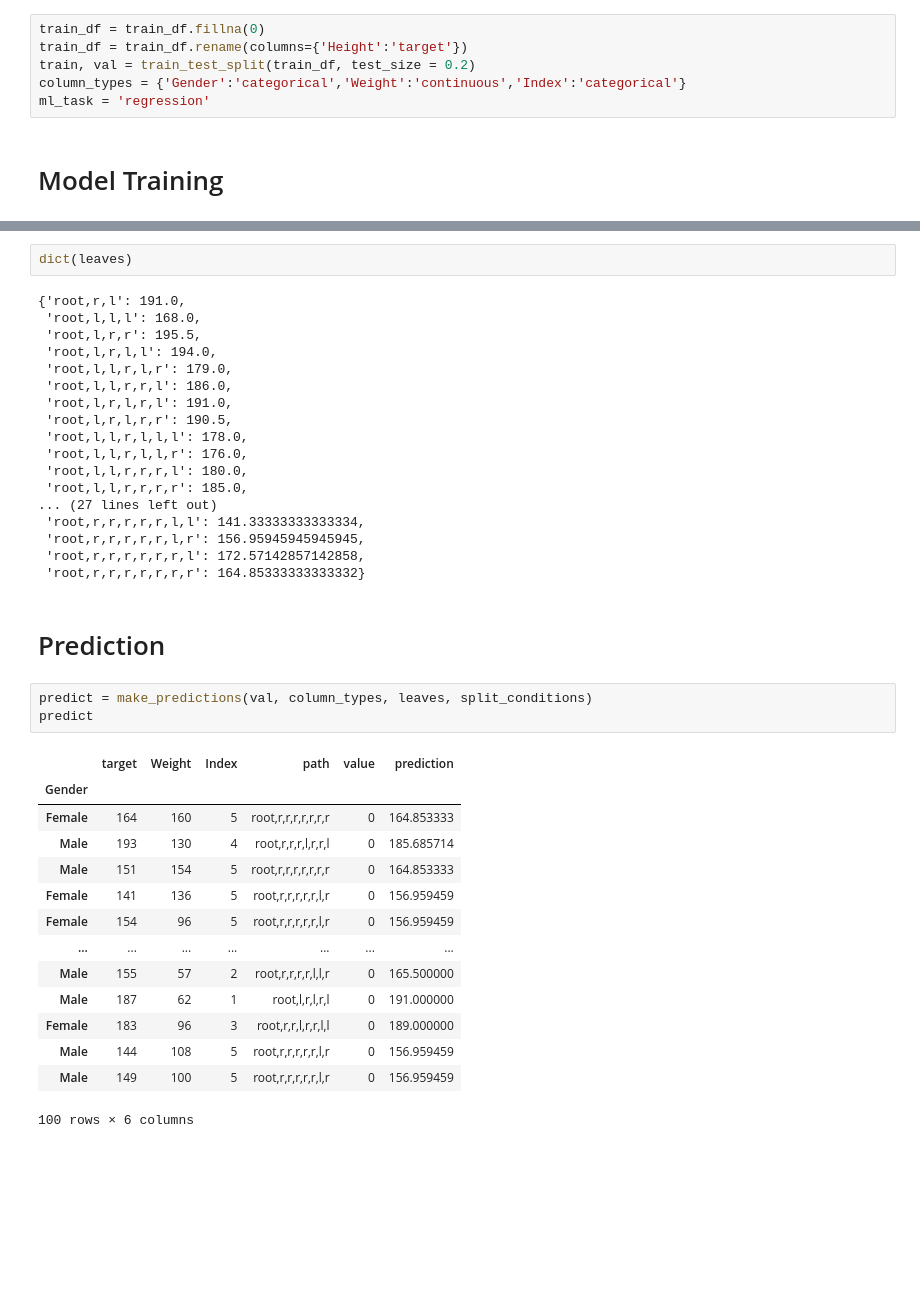
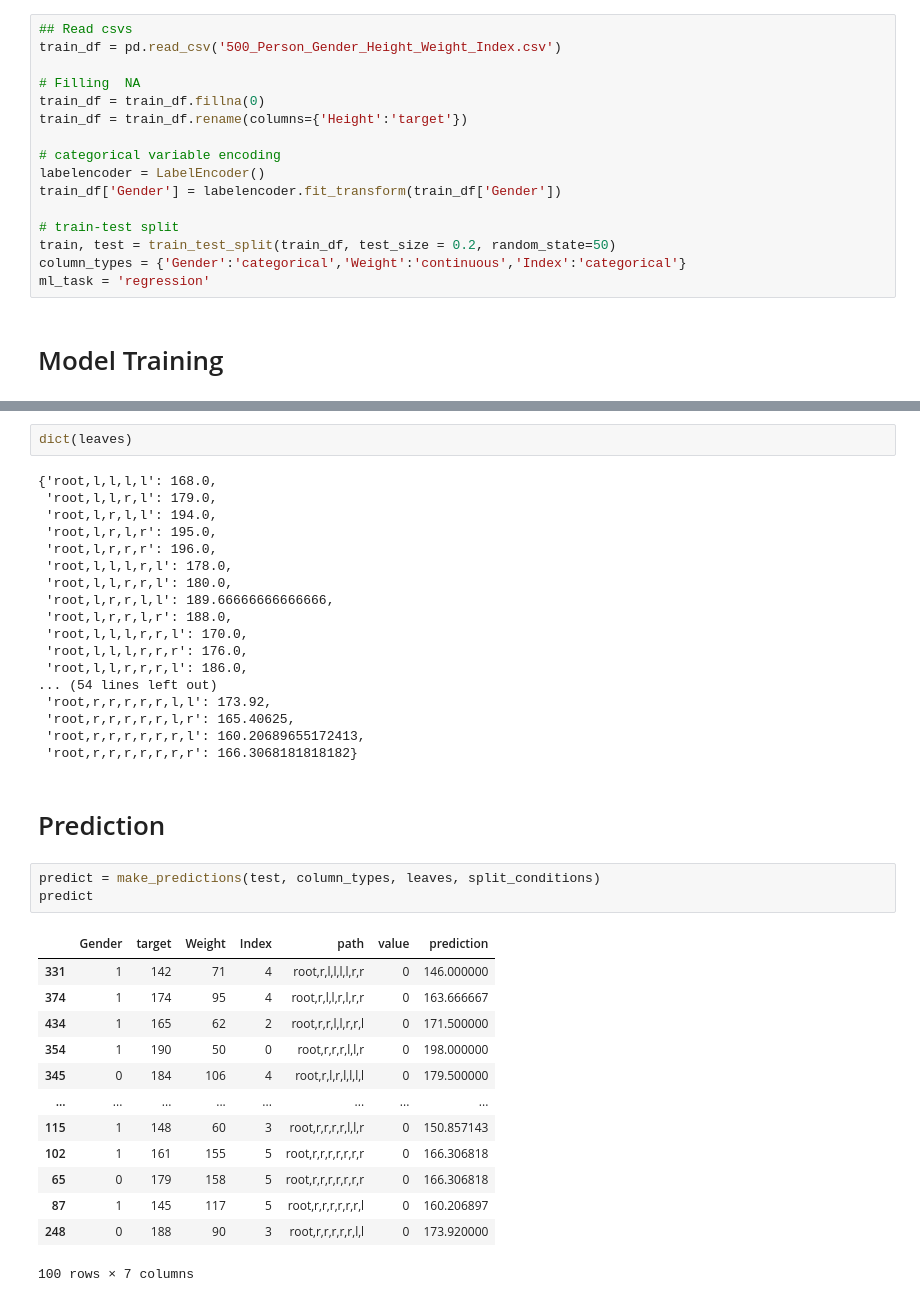
Before and after one commit to davinachen/Ensemble_DecisionTree, a Jupyter notebook: Regression.ipynb, the cells around one changed output, grey strips where cells are left out. Drawn from its saved outputs; the diff is of its cells as text; blank space fills up the shorter version.

```diff
--- a/Regression.ipynb
+++ b/Regression.ipynb
@@ -186,7 +187,17 @@ train_df = pd.read_csv('500_Person_Gender_Height_Weight_Index.csv', index_col=0)
 # %%
+## Read csvs
+train_df = pd.read_csv('500_Person_Gender_Height_Weight_Index.csv')
+
+# Filling  NA
 train_df = train_df.fillna(0)
 train_df = train_df.rename(columns={'Height':'target'})
-train, val = train_test_split(train_df, test_size = 0.2)
+
+# categorical variable encoding
+labelencoder = LabelEncoder()
+train_df['Gender'] = labelencoder.fit_transform(train_df['Gender'])
+
+# train-test split
+train, test = train_test_split(train_df, test_size = 0.2, random_state=50)
 column_types = {'Gender':'categorical','Weight':'continuous','Index':'categorical'}
 ml_task = 'regression'
 # %% [markdown]
@@ -243,41 +273,40 @@ leaves, split_conditions = decision_tree_algorithm(train, column_types, ml_task,
 # %%
 dict(leaves)
 # %% [output]
-{'root,r,l': 191.0,
- 'root,l,l,l': 168.0,
- 'root,l,r,r': 195.5,
+{'root,l,l,l,l': 168.0,
+ 'root,l,l,r,l': 179.0,
  'root,l,r,l,l': 194.0,
- 'root,l,l,r,l,r': 179.0,
- 'root,l,l,r,r,l': 186.0,
- 'root,l,r,l,r,l': 191.0,
- 'root,l,r,l,r,r': 190.5,
- 'root,l,l,r,l,l,l': 178.0,
- 'root,l,l,r,l,l,r': 176.0,
- 'root,l,l,r,r,r,l': 180.0,
- 'root,l,l,r,r,r,r': 185.0,
-... (27 lines left out)
- 'root,r,r,r,r,r,l,l': 141.33333333333334,
- 'root,r,r,r,r,r,l,r': 156.95945945945945,
- 'root,r,r,r,r,r,r,l': 172.57142857142858,
- 'root,r,r,r,r,r,r,r': 164.85333333333332}
+ 'root,l,r,l,r': 195.0,
+ 'root,l,r,r,r': 196.0,
+ 'root,l,l,l,r,l': 178.0,
+ 'root,l,l,r,r,l': 180.0,
+ 'root,l,r,r,l,l': 189.66666666666666,
+ 'root,l,r,r,l,r': 188.0,
+ 'root,l,l,l,r,r,l': 170.0,
+ 'root,l,l,l,r,r,r': 176.0,
+ 'root,l,l,r,r,r,l': 186.0,
+... (54 lines left out)
+ 'root,r,r,r,r,r,l,l': 173.92,
+ 'root,r,r,r,r,r,l,r': 165.40625,
+ 'root,r,r,r,r,r,r,l': 160.20689655172413,
+ 'root,r,r,r,r,r,r,r': 166.3068181818182}
 # %% [markdown]
 # Prediction
 # %%
-predict = make_predictions(val, column_types, leaves, split_conditions)
+predict = make_predictions(test, column_types, leaves, split_conditions)
 predict
 # %% [output]
-|  | target | Weight | Index | path | value | prediction |
-| Gender |  |  |  |  |  |  |
-| Female | 164 | 160 | 5 | root,r,r,r,r,r,r,r | 0 | 164.853333 |
-| Male | 193 | 130 | 4 | root,r,r,r,l,r,r,l | 0 | 185.685714 |
-| Male | 151 | 154 | 5 | root,r,r,r,r,r,r,r | 0 | 164.853333 |
-| Female | 141 | 136 | 5 | root,r,r,r,r,r,l,r | 0 | 156.959459 |
-| Female | 154 | 96 | 5 | root,r,r,r,r,r,l,r | 0 | 156.959459 |
-| ... | ... | ... | ... | ... | ... | ... |
-| Male | 155 | 57 | 2 | root,r,r,r,r,l,l,r | 0 | 165.500000 |
-| Male | 187 | 62 | 1 | root,l,r,l,r,l | 0 | 191.000000 |
-| Female | 183 | 96 | 3 | root,r,r,l,r,r,l,l | 0 | 189.000000 |
-| Male | 144 | 108 | 5 | root,r,r,r,r,r,l,r | 0 | 156.959459 |
-| Male | 149 | 100 | 5 | root,r,r,r,r,r,l,r | 0 | 156.959459 |
+|  | Gender | target | Weight | Index | path | value | prediction |
+| 331 | 1 | 142 | 71 | 4 | root,r,l,l,l,l,r,r | 0 | 146.000000 |
+| 374 | 1 | 174 | 95 | 4 | root,r,l,l,r,l,r,r | 0 | 163.666667 |
+| 434 | 1 | 165 | 62 | 2 | root,r,r,l,l,r,r,l | 0 | 171.500000 |
+| 354 | 1 | 190 | 50 | 0 | root,r,r,r,l,l,r | 0 | 198.000000 |
+| 345 | 0 | 184 | 106 | 4 | root,r,l,r,l,l,l,l | 0 | 179.500000 |
+| ... | ... | ... | ... | ... | ... | ... | ... |
+| 115 | 1 | 148 | 60 | 3 | root,r,r,r,r,l,l,r | 0 | 150.857143 |
+| 102 | 1 | 161 | 155 | 5 | root,r,r,r,r,r,r,r | 0 | 166.306818 |
+| 65 | 0 | 179 | 158 | 5 | root,r,r,r,r,r,r,r | 0 | 166.306818 |
+| 87 | 1 | 145 | 117 | 5 | root,r,r,r,r,r,r,l | 0 | 160.206897 |
+| 248 | 0 | 188 | 90 | 3 | root,r,r,r,r,r,l,l | 0 | 173.920000 |
-100 rows × 6 columns
+100 rows × 7 columns
 # %%
```
Also changed, not shown: parts of 7 cells of this notebook, 2 other files.
